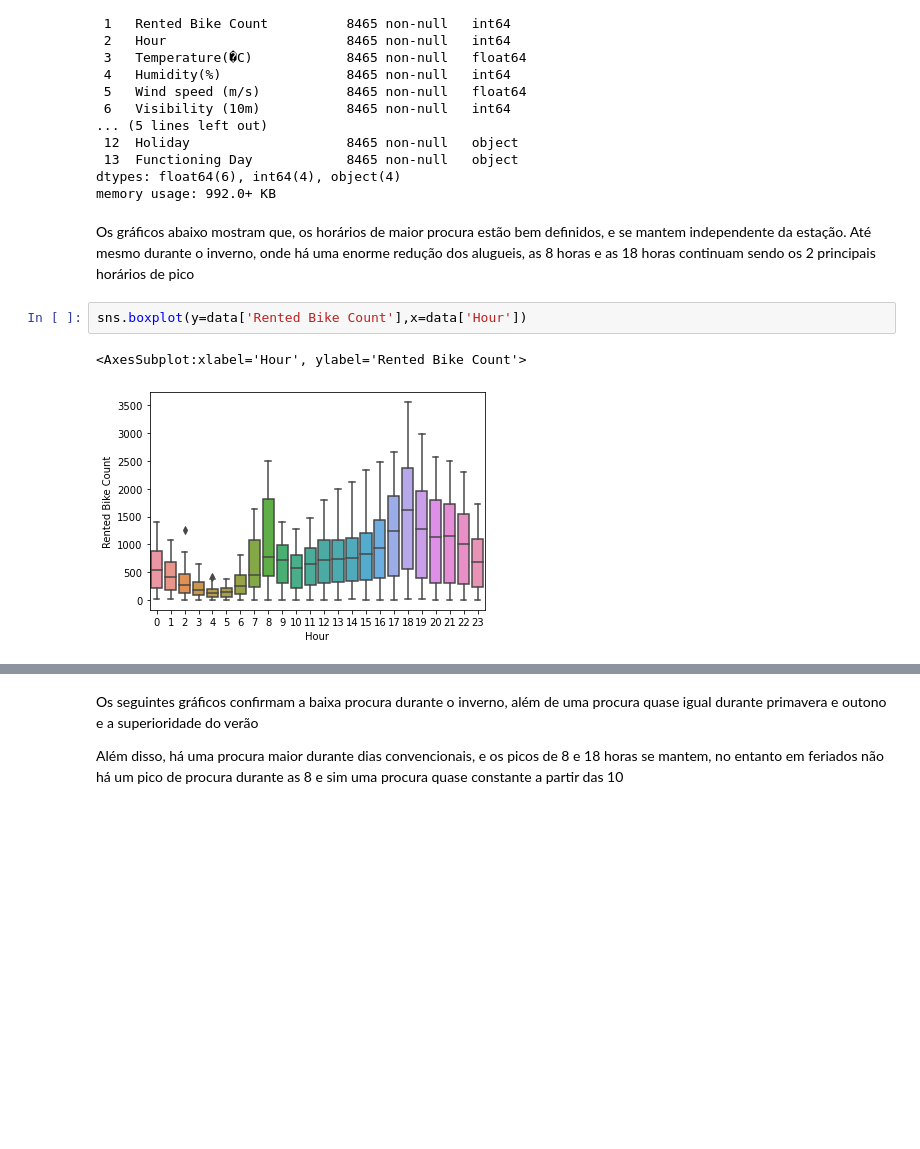
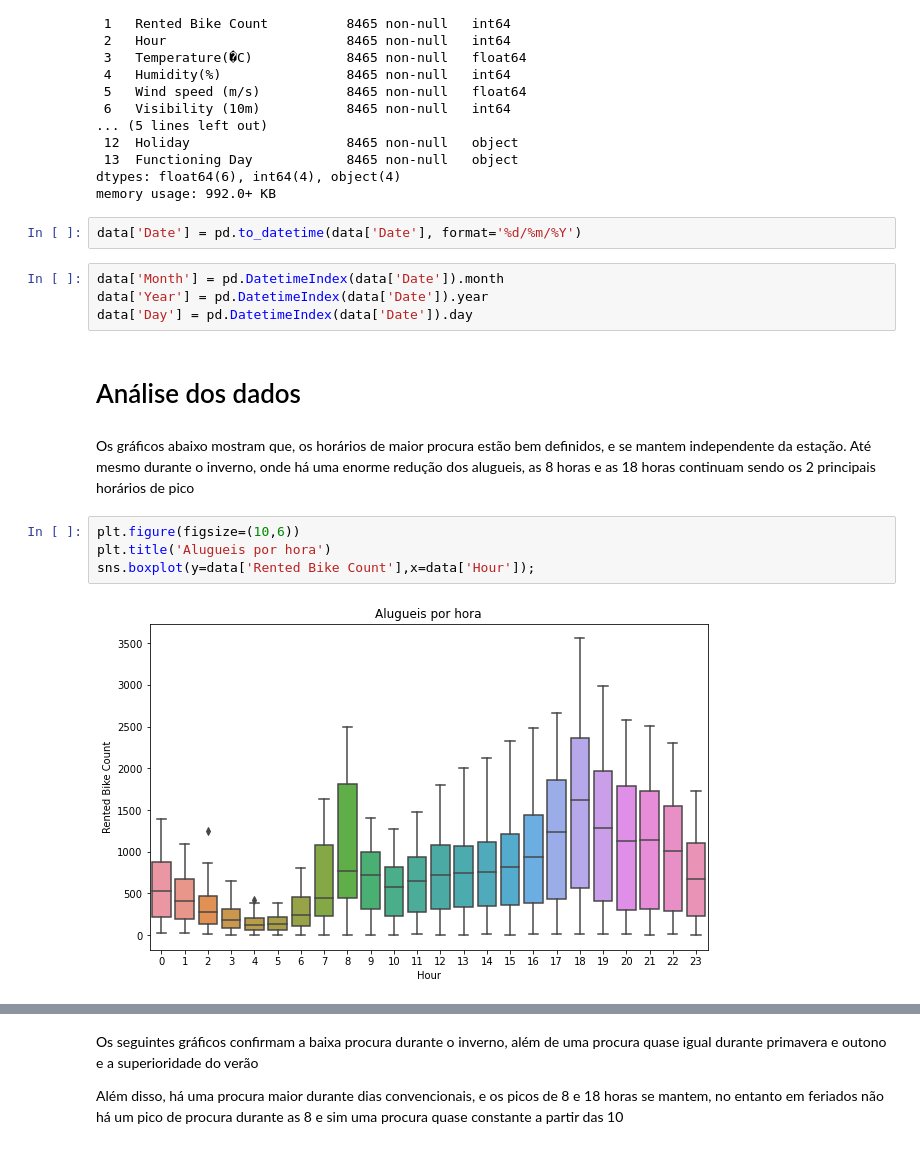
Before and after one commit to AlvaroAt19/Homi_dos_dados, a Jupyter notebook: SeoulBike/SeoulBike.ipynb, the cells around one changed output, grey strips where cells are left out. Drawn from its saved outputs; the diff is of its cells as text; blank space fills up the shorter version.

```diff
--- a/SeoulBike/SeoulBike.ipynb
+++ b/SeoulBike/SeoulBike.ipynb
@@ -68,12 +71,21 @@ Data columns (total 14 columns):
  13  Functioning Day            8465 non-null   object
 dtypes: float64(6), int64(4), object(4)
 memory usage: 992.0+ KB
+# %%
+data['Date'] = pd.to_datetime(data['Date'], format='%d/%m/%Y')
+# %%
+data['Month'] = pd.DatetimeIndex(data['Date']).month
+data['Year'] = pd.DatetimeIndex(data['Date']).year
+data['Day'] = pd.DatetimeIndex(data['Date']).day
+# %% [markdown]
+# Análise dos dados
 # %% [markdown]
 Os gráficos abaixo mostram que, os horários de maior procura estão bem definidos, e se mantem independente da estação. Até mesmo durante o inverno, onde há uma enorme redução dos alugueis, as 8 horas e as 18 horas continuam sendo os 2 principais horários de pico
 # %%
-sns.boxplot(y=data['Rented Bike Count'],x=data['Hour'])
+plt.figure(figsize=(10,6))
+plt.title('Alugueis por hora')
+sns.boxplot(y=data['Rented Bike Count'],x=data['Hour']);
 # %% [output]
-<AxesSubplot:xlabel='Hour', ylabel='Rented Bike Count'>
-[figure, old version]
+[figure, new version]
 # %%
 plt.figure(figsize=(16,6))
```
Also changed, not shown: parts of 45 cells of this notebook.
